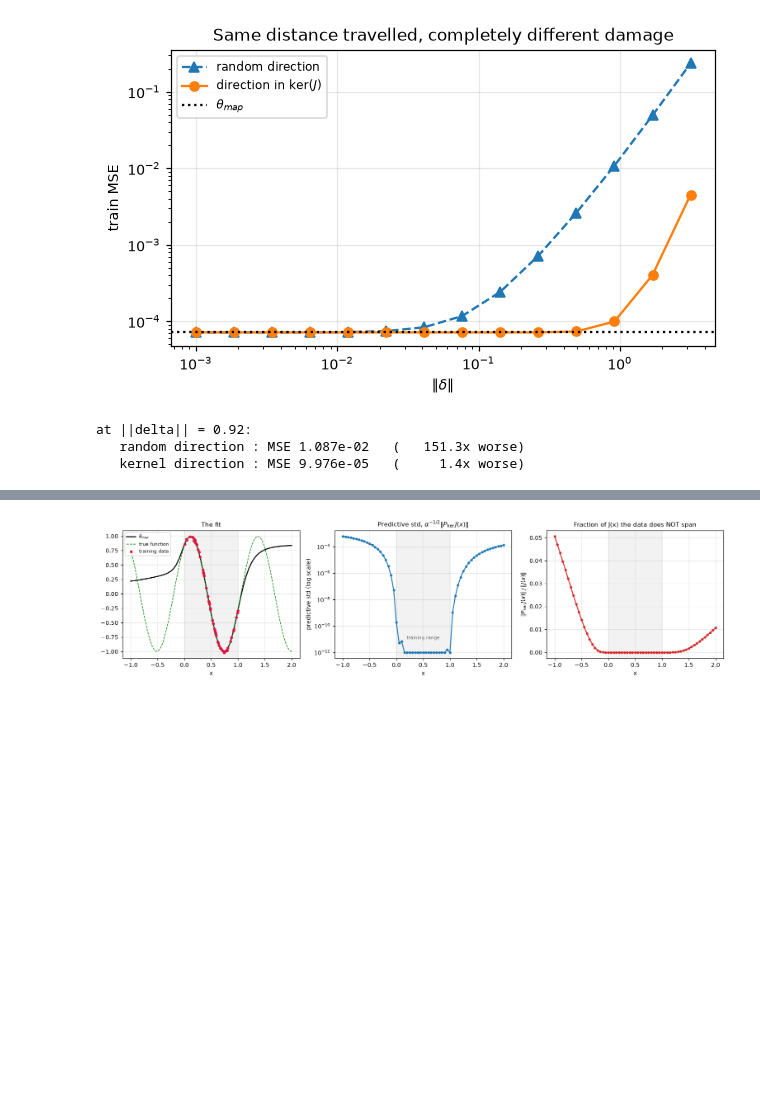
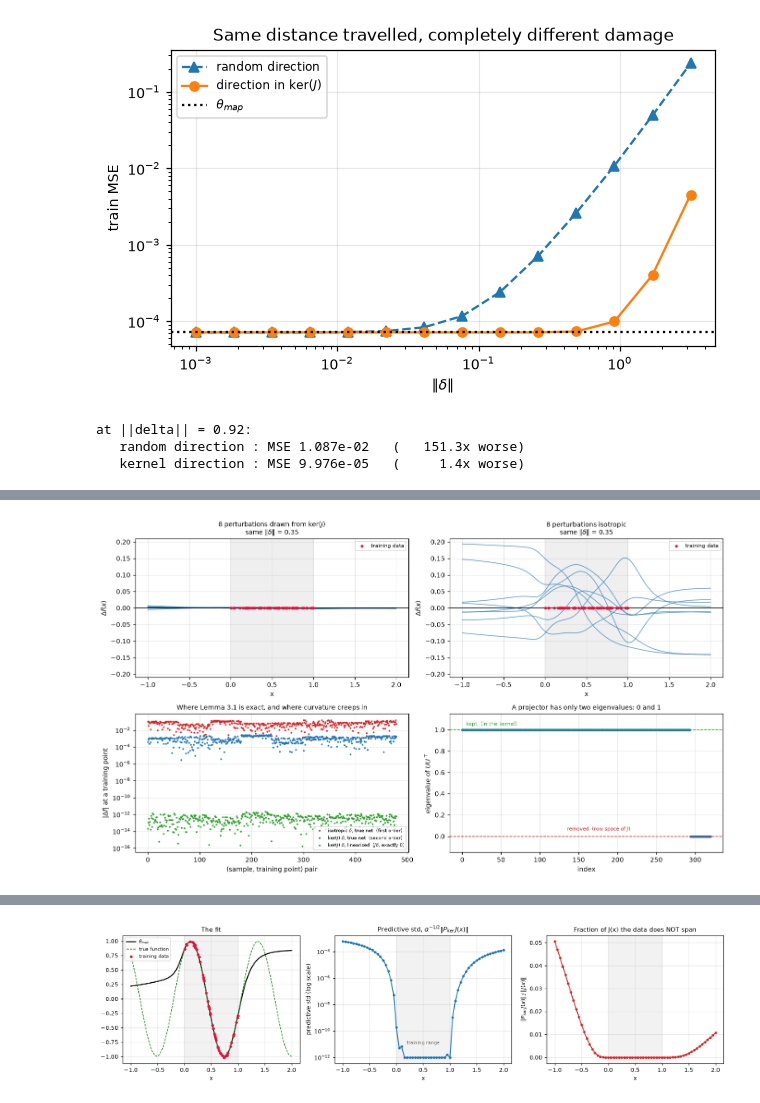
Before and after one commit to osquera/LLM_fully_correlated_posteriors, a Jupyter notebook: notebooks/walkthrough.ipynb, the cells around one changed output, grey strips where cells are left out. Cells and saved outputs as stored; diff of their text form; code cells hidden in the pictures; blank space fills up the shorter version.

```diff
--- a/notebooks/walkthrough.ipynb
+++ b/notebooks/walkthrough.ipynb
@@ -279,0 +362,82 @@ form, which is both exact and more revealing about where it comes from.
+# %%
+x_fine = torch.linspace(-1.0, 2.0, 200).reshape(-1, 1)
+f0_fine = f_model(theta_map, x_fine).squeeze(-1).detach()
+f0_train = f_model(theta_map, x_train).squeeze(-1).detach()
+STEP = 0.35                                  # comfortably inside the linear regime
+
+# Plot the CHANGE in the function, not the function. A single random direction in
+# a 294-dimensional kernel is nearly orthogonal to any fixed vector, so it moves
+# f by ~0.01 -- invisible if you overplot two copies of a curve of range 2.
+g2 = torch.Generator().manual_seed(21)
+ker_fine, rnd_fine, ker_tr, rnd_tr, ker_lin = [], [], [], [], []
+for _ in range(8):
+    e = torch.randn(P, generator=g2)
+    d_ker = kernel_proj @ e
+    d_ker = d_ker / d_ker.norm() * STEP
+    d_rnd = e / e.norm() * STEP
+    for d, acc_fine, acc_tr in [(d_ker, ker_fine, ker_tr), (d_rnd, rnd_fine, rnd_tr)]:
+        th = {n: theta_map[n] + v for n, v in unflatten(d).items()}
+        acc_fine.append((f_model(th, x_fine).squeeze(-1).detach() - f0_fine).numpy())
+        acc_tr.append((f_model(th, x_train).squeeze(-1).detach() - f0_train).abs().numpy())
+    # the LINEARISED change, J delta, which is what the lemma actually bounds
+    ker_lin.append((J @ d_ker).abs().numpy())
+
+fig, axs = plt.subplots(2, 2, figsize=(12.5, 7.2))
+lim = max(np.abs(np.array(ker_fine)).max(), np.abs(np.array(rnd_fine)).max()) * 1.08
+
+for ax, curves, ttl in [(axs[0, 0], ker_fine, r"drawn from $\ker(J)$"),
+                        (axs[0, 1], rnd_fine, "isotropic")]:
+    for c in curves:
+        ax.plot(x_fine, c, lw=0.9, alpha=0.8, color="tab:blue")
+    ax.axhline(0, color="k", lw=1.0)
+    ax.axvspan(0, 1, color="grey", alpha=0.12)
+    ax.scatter(x_train, np.zeros(N), s=9, c="crimson", zorder=5, label="training data")
+    ax.set_ylim(-lim, lim)
+    ax.set_xlabel("x"); ax.set_ylabel(r"$\Delta f(x)$")
+    ax.set_title(f"8 perturbations {ttl}\nsame $\\|\\delta\\|$ = {STEP}", fontsize=9)
+    ax.legend(fontsize=7, loc="upper right")
+
+# how big is the change AT the training points?
+ax = axs[1, 0]
+ax.semilogy(np.concatenate(rnd_tr) + 1e-20, ".", ms=3, color="tab:red",
+            label=r"isotropic $\delta$, true net  (first order)")
+ax.semilogy(np.concatenate(ker_tr) + 1e-20, ".", ms=3, color="tab:blue",
+            label=r"$\ker(J)$ $\delta$, true net  (second order)")
+ax.semilogy(np.concatenate(ker_lin) + 1e-20, ".", ms=3, color="tab:green",
+            label=r"$\ker(J)$ $\delta$, linearised  ($J\delta$, exactly 0)")
+ax.set_xlabel("(sample, training point) pair")
+ax.set_ylabel(r"$|\Delta f|$ at a training point")
+ax.set_title("Where Lemma 3.1 is exact, and where curvature creeps in",
+             fontsize=9)
+ax.legend(fontsize=6.5, loc="lower right")
+
+# the projector's spectrum
+ax = axs[1, 1]
+ev = torch.linalg.eigvalsh(kernel_proj).numpy()
+ax.plot(np.sort(ev)[::-1], "o", ms=2.5)
+ax.set_xlabel("index"); ax.set_ylabel(r"eigenvalue of $UU^\top$")
+ax.set_ylim(-0.15, 1.15)
+ax.axhline(1, color="tab:green", ls="--", lw=1)
+ax.axhline(0, color="tab:red", ls="--", lw=1)
+ax.annotate("kept  (in the kernel)", (5, 1.04), fontsize=7, color="tab:green")
+ax.annotate("removed  (row space of $J$)", (len(ev) * 0.42, 0.05), fontsize=7,
+            color="tab:red")
+ax.set_title("A projector has only two eigenvalues: 0 and 1", fontsize=9)
+
+plt.tight_layout(); plt.show()
+
+n_one = int((ev > 0.5).sum())
+print(f"projector eigenvalues: {n_one} ones, {len(ev) - n_one} zeros"
+      f"   (trace = {ev.sum():.4f} = the kernel dimension)")
+print(f"\nmax |change in f| AT the training points, ||delta|| = {STEP}")
+print(f"   isotropic, true network   : {np.concatenate(rnd_tr).max():.3e}   <- first order")
+print(f"   ker(J),    true network   : {np.concatenate(ker_tr).max():.3e}   <- second order only")
+print(f"   ker(J),    LINEARISED     : {np.concatenate(ker_lin).max():.3e}   <- exactly zero")
+print(f"\n   ratio isotropic / kernel  : "
+      f"{np.concatenate(rnd_tr).max() / np.concatenate(ker_tr).max():,.0f}x")
+print(f"\nmax |change in f| OUTSIDE [0, 1]")
+outside = ((x_fine.squeeze() < 0) | (x_fine.squeeze() > 1)).numpy()
+print(f"   kernel directions   : {np.abs(np.array(ker_fine))[:, outside].max():.3e}")
+print(f"   isotropic directions: {np.abs(np.array(rnd_fine))[:, outside].max():.3e}")
+# %% [output]
+[figure, added]
```
Also changed, not shown: parts of 27 cells of this notebook, 1 other file.
